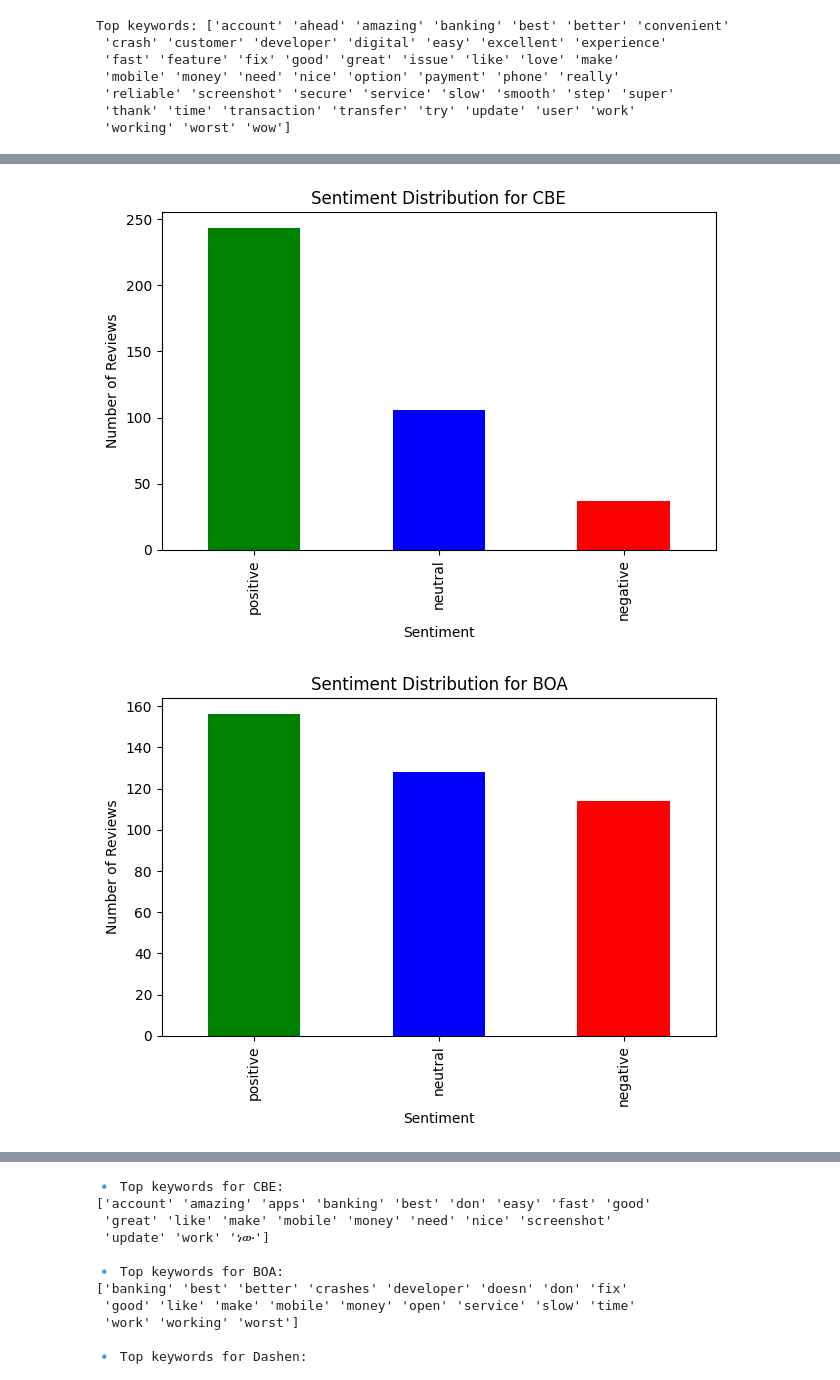
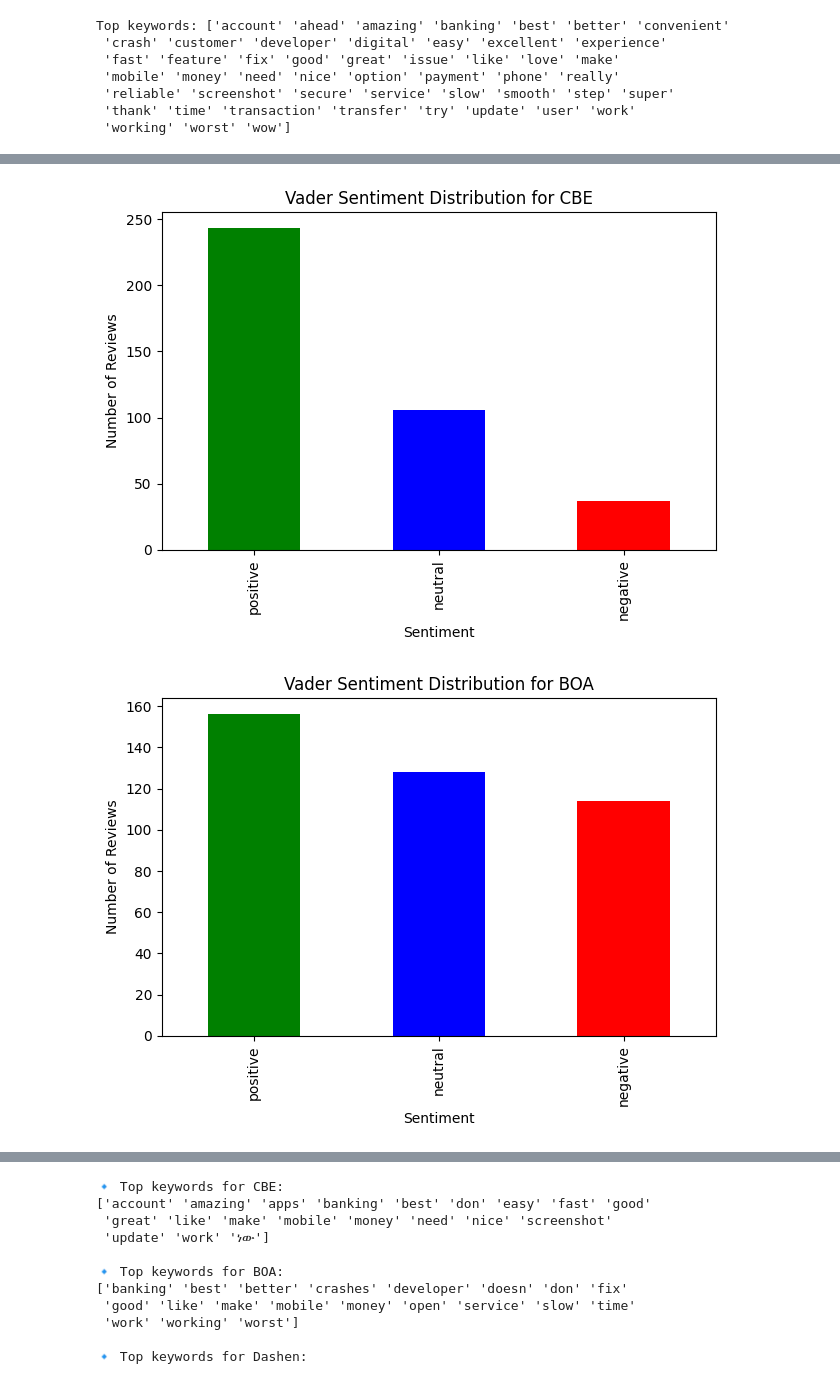
Before and after one commit to AmhaBK/Customer-Experience-Analysis, a Jupyter notebook: notebooks/sentimentAnalysis.ipynb, the cells around one changed output, grey strips where cells are left out. Saved outputs shown, nothing was run; the diff lists cells and outputs as text; code cells hidden in the pictures.

```diff
--- a/notebooks/sentimentAnalysis.ipynb
+++ b/notebooks/sentimentAnalysis.ipynb
@@ -53,14 +53,15 @@ analyzer = SentimentIntensityAnalyzer()
 def get_vader_sentiment(text):
     score = analyzer.polarity_scores(text)['compound']
     if score >= 0.05:
-        return 'positive'
+        label = 'positive'
     elif score <= -0.05:
-        return 'negative'
+        label = 'negative'
     else:
-        return 'neutral'
+        label = 'neutral'
+    return pd.Series([score, label])
 
 # Apply to each review
-reviews['vader_sentiment'] = reviews['processed_review'].apply(get_vader_sentiment)
+reviews[['sentiment_score', 'vader_sentiment']] = reviews['processed_review'].apply(get_vader_sentiment)
 
 # Display sentiment distribution
 print(reviews.groupby('bank')['vader_sentiment'].value_counts())
@@ -189,15 +219,40 @@ plt.show()
 # %%
 # Plotting the sentiment reviews for each bank
+import matplotlib.pyplot as plt
 
 banks = ['CBE', 'BOA', 'Dashen']
 
+# Plot for Vader sentiment
+
 for bank in banks:
     data = reviews[reviews['bank'] == bank]['vader_sentiment'].value_counts()
-    data.plot(kind='bar', title=f'Sentiment Distribution for {bank}', color=['green', 'blue', 'red'])
+    data.plot(kind='bar', title=f'Vader Sentiment Distribution for {bank}', color=['green', 'blue', 'red'])
     plt.xlabel('Sentiment')
     plt.ylabel('Number of Reviews')
     plt.tight_layout()
     plt.show()
+
+
+# Plot for Textblob sentiment
+
+for bank in banks:
+    data = reviews[reviews['bank'] == bank]['textblob_sentiment'].value_counts()
+    data.plot(kind='bar', title=f'Textblob Sentiment Distribution for {bank}', color=['green', 'blue', 'red'])
+    plt.xlabel('Sentiment')
+    plt.ylabel('Number of Reviews')
+    plt.tight_layout()
+    plt.show()
+
+
+# Plot for Distilbert sentiment
+
+for bank in banks:
+    data = reviews[reviews['bank'] == bank]['distilBert_sentiment'].value_counts()
+    data.plot(kind='bar', title=f'Distilbert Sentiment Distribution for {bank}', color=['green', 'blue', 'red'])
+    plt.xlabel('Sentiment')
+    plt.ylabel('Number of Reviews')
+    plt.tight_layout()
+    plt.show()
 # %% [output]
-[figure, old version]
+[figure, new version]
-[figure, old version]
+[figure, new version]
```
Also changed, not shown: parts of 7 cells of this notebook.
